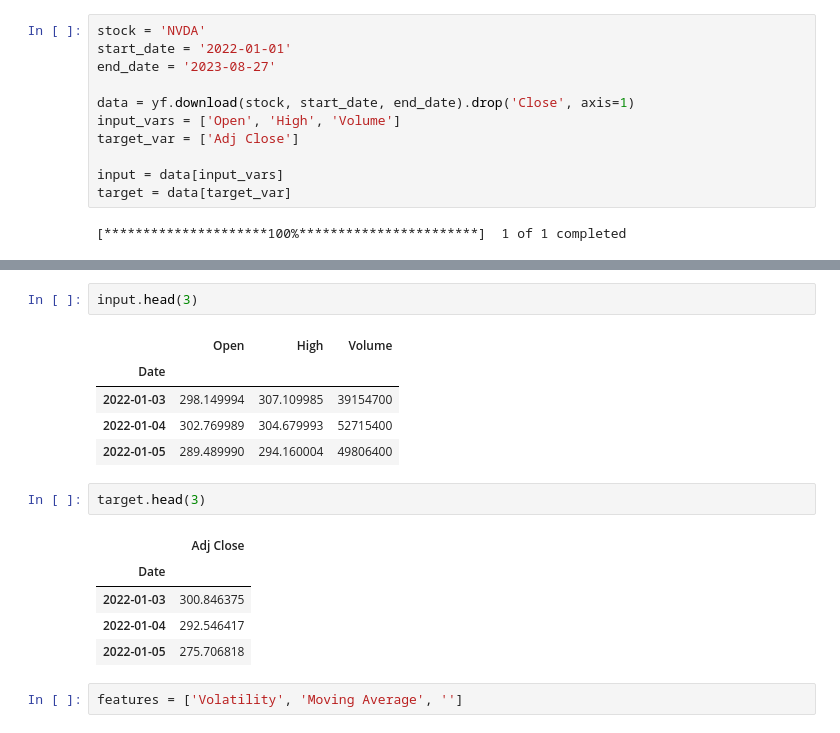
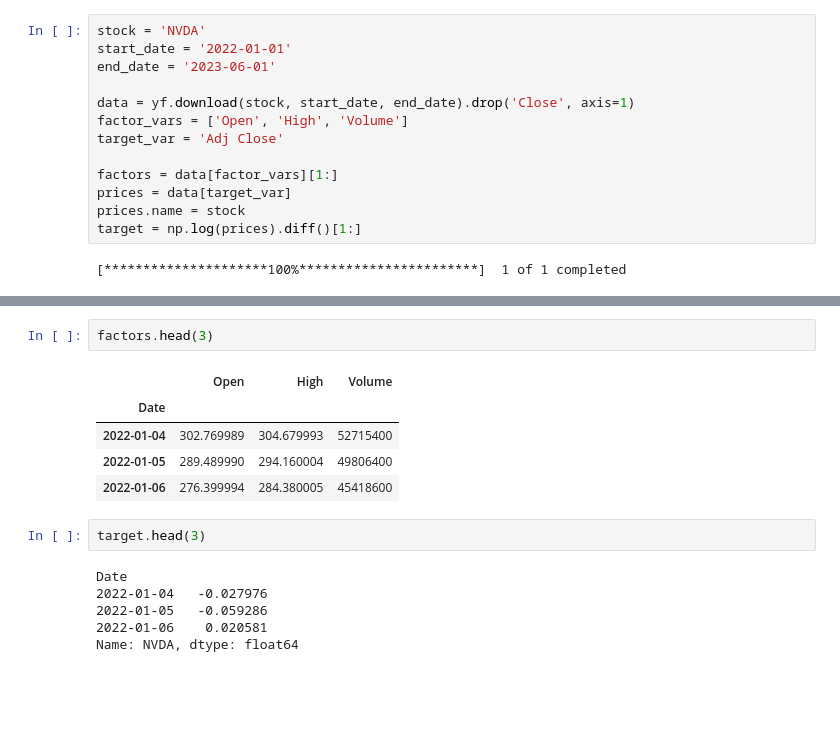
Before and after one commit to aungsias/Forays, a Jupyter notebook: Self/1. Market Movements and Factors - Linear v. Logistic Regression/index.ipynb, the cells around one changed output, grey strips where cells are left out. Drawn from its saved outputs; the diff is of its cells as text; blank space fills up the shorter version.

```diff
--- a/Self/1. Market Movements and Factors - Linear v. Logistic Regression/index.ipynb
+++ b/Self/1. Market Movements and Factors - Linear v. Logistic Regression/index.ipynb
@@ -28,13 +10,15 @@ def rolling_trend_line(data, window):
 # %%
 stock = 'NVDA'
 start_date = '2022-01-01'
-end_date = '2023-08-27'
+end_date = '2023-06-01'
 
 data = yf.download(stock, start_date, end_date).drop('Close', axis=1)
-input_vars = ['Open', 'High', 'Volume']
-target_var = ['Adj Close']
+factor_vars = ['Open', 'High', 'Volume']
+target_var = 'Adj Close'
 
-input = data[input_vars]
-target = data[target_var]
+factors = data[factor_vars][1:]
+prices = data[target_var]
+prices.name = stock
+target = np.log(prices).diff()[1:]
 # %% [output]
 [*********************100%***********************]  1 of 1 completed
@@ -41,18 +32,16 @@ target = data[target_var]
 # %%
-input.head(3)
+factors.head(3)
 # %% [output]
 |  | Open | High | Volume |
 | Date |  |  |  |
-| 2022-01-03 | 298.149994 | 307.109985 | 39154700 |
 | 2022-01-04 | 302.769989 | 304.679993 | 52715400 |
 | 2022-01-05 | 289.489990 | 294.160004 | 49806400 |
+| 2022-01-06 | 276.399994 | 284.380005 | 45418600 |
 # %%
 target.head(3)
 # %% [output]
-|  | Adj Close |
-| Date |  |
-| 2022-01-03 | 300.846375 |
-| 2022-01-04 | 292.546417 |
-| 2022-01-05 | 275.706818 |
+Date
+2022-01-04   -0.027976
+2022-01-05   -0.059286
+2022-01-06    0.020581
+Name: NVDA, dtype: float64
-# %%
-features = ['Volatility', 'Moving Average', '']
```
Also changed, not shown: parts of 11 cells of this notebook, 3 other files.
